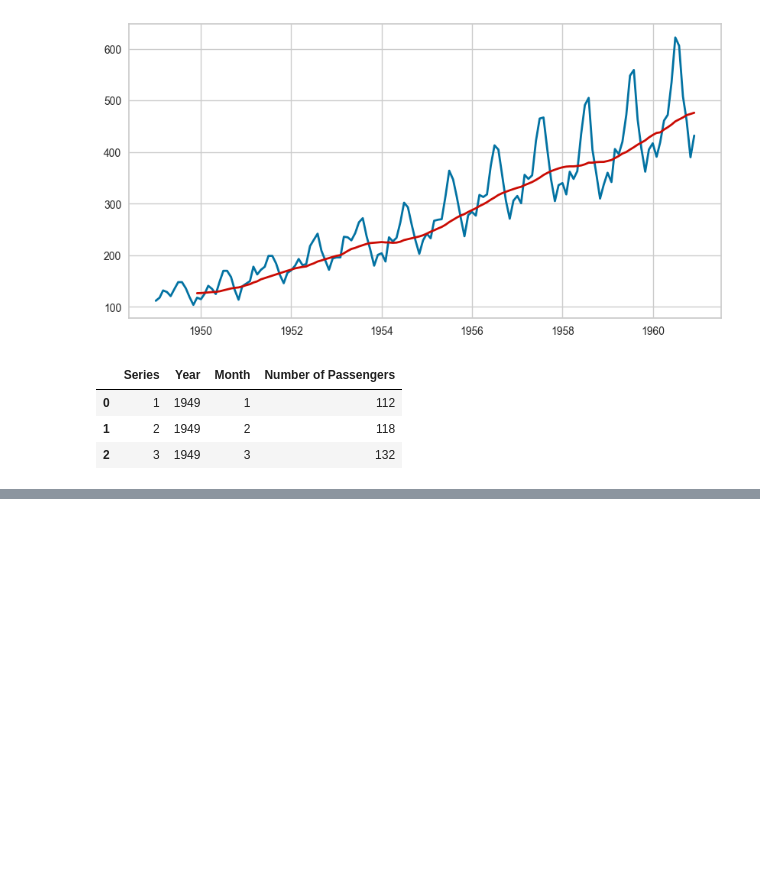
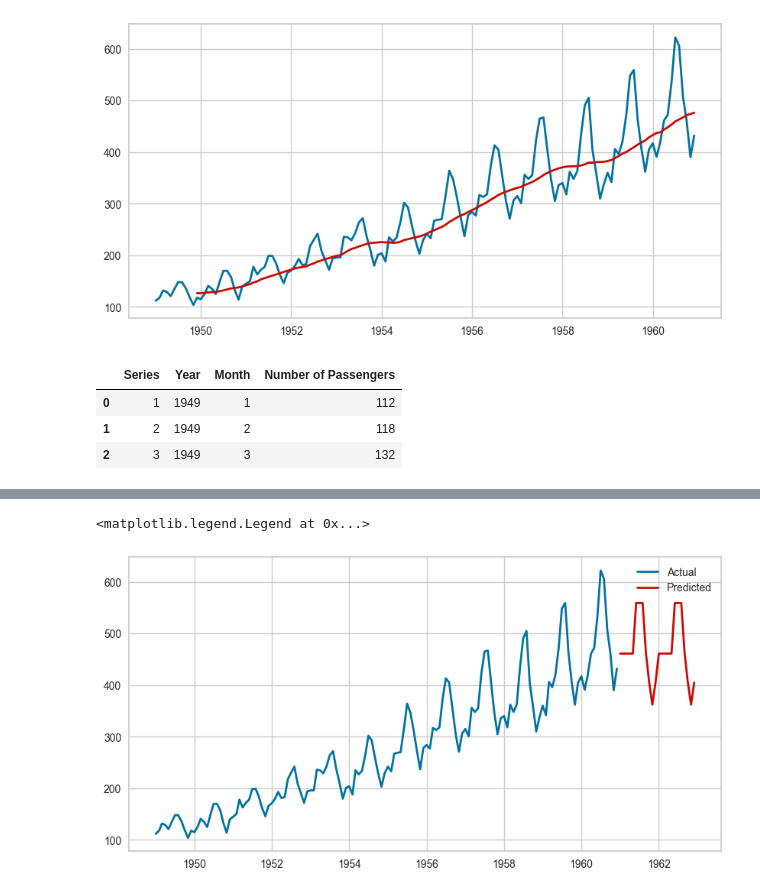
Before and after one commit to AnshulBhadouria/PersonalProjects, a Jupyter notebook: ts_forecasting/timeSeries_ML.ipynb, the cells around one changed output, grey strips where cells are left out. Saved outputs shown, nothing was run; the diff lists cells and outputs as text; code cells hidden in the pictures; blank space fills up the shorter version.

Commit message:
initail pycaret model

```diff
--- a/ts_forecasting/timeSeries_ML.ipynb
+++ b/ts_forecasting/timeSeries_ML.ipynb
@@ -200,0 +288,9 @@ ax.plot(predictions['Date'],predictions['prediction_label'],'r',linewidth = 2)
+# %%
+#Future Data
+max_year = df.Year.max().astype(np.int64)
+max_month = df.where(df.Year==max_year).Month.max().astype(np.int64)
+
+min_year = df.Year.min().astype(np.int64)
+min_month = df.where(df.Year==min_year).Month.min().astype(np.int64)
+print(f'Min Year - Month is : {min_year} - {min_month}')
+print(f'Max Year - Month is : {max_year} - {max_month}')
@@ -200,0 +300,7 @@ ax.plot(predictions['Date'],predictions['prediction_label'],'r',linewidth = 2)
+# %%
+#predicting for next 6 months
+# adding months to a given date
+print('old date is : ' + str(np.datetime64(f'{max_year}-{max_month}')))
+new_date = np.datetime64(f'{max_year}-{max_month}')+ np.timedelta64(24, 'M')
+print('new date is : '+str(new_date))
+type(new_date)
@@ -200,0 +311,14 @@ ax.plot(predictions['Date'],predictions['prediction_label'],'r',linewidth = 2)
+# %%
+
+future_dates = pd.date_range(start=datetime.date(max_year,max_month,1)+relativedelta(months=1)
+                             ,end=datetime.date(new_date.item().year,new_date.item().month,1)
+                             ,freq = 'MS'
+                             )
+future_df = pd.DataFrame()
+
+future_df['Month'] = [i.month for i in future_dates]
+future_df['Year'] = [i.year for i in future_dates]
+future_df['Series'] = np.arange(df.shape[0]+1,df.shape[0]+1+len(future_dates),1)
+
+predictions_future = predict_model(tuned_best_model,data=future_df)
+predictions_future
@@ -200,0 +370,7 @@ ax.plot(predictions['Date'],predictions['prediction_label'],'r',linewidth = 2)
+# %%
+pd.reset_option('display.max_rows')
+predictions = pd.concat([df,predictions_future],axis = 0)
+predictions['Date'] = pd.date_range(start=datetime.date(min_year,min_month,1),
+                                    end=datetime.date(new_date.item().year,new_date.item().month,1)
+                                    , freq='MS')
+predictions
@@ -200,0 +391,9 @@ ax.plot(predictions['Date'],predictions['prediction_label'],'r',linewidth = 2)
+# %%
+fig,ax = plt.subplots(1,1,figsize = (10,5))
+ax.plot(predictions['Date'],predictions['Number of Passengers'],'b',linewidth = 2,label='Actual')
+ax.plot(predictions['Date'],predictions['prediction_label'],'r',linewidth = 2,label='Predicted')
+ax.legend()
+#placeholder
+# %% [output]
+<matplotlib.legend.Legend at 0x...>
+[figure, added]
```
Also changed, not shown: parts of 21 cells of this notebook, 3 other files.
